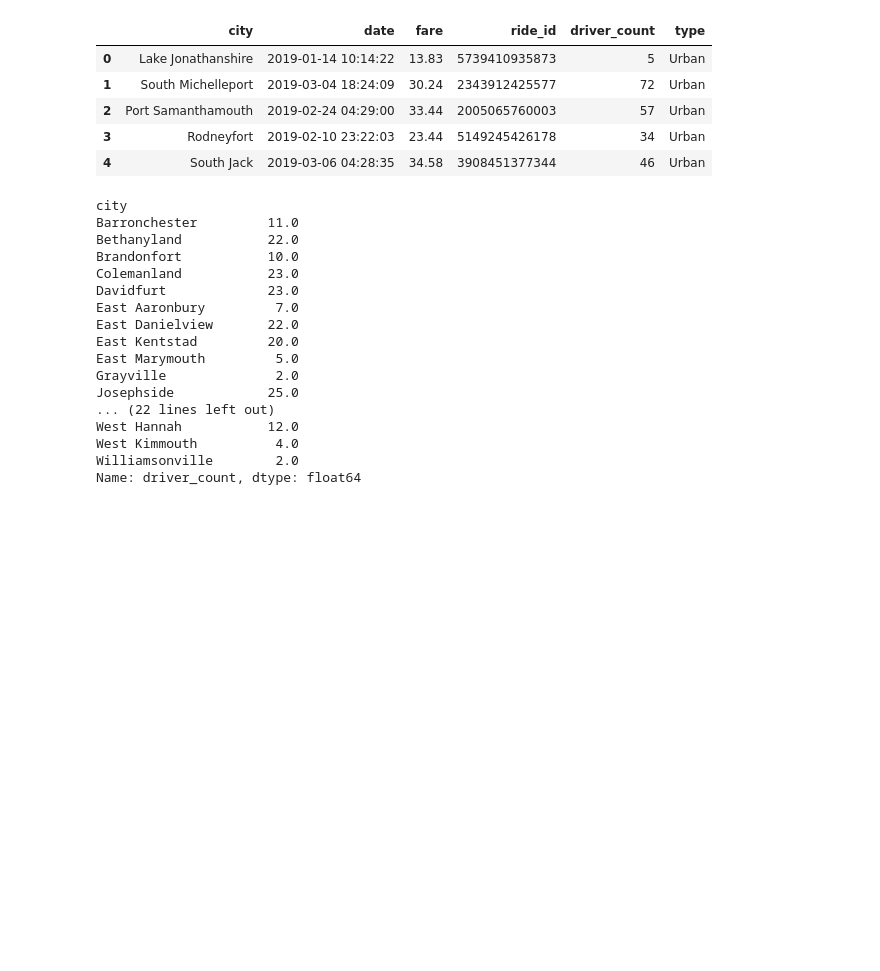
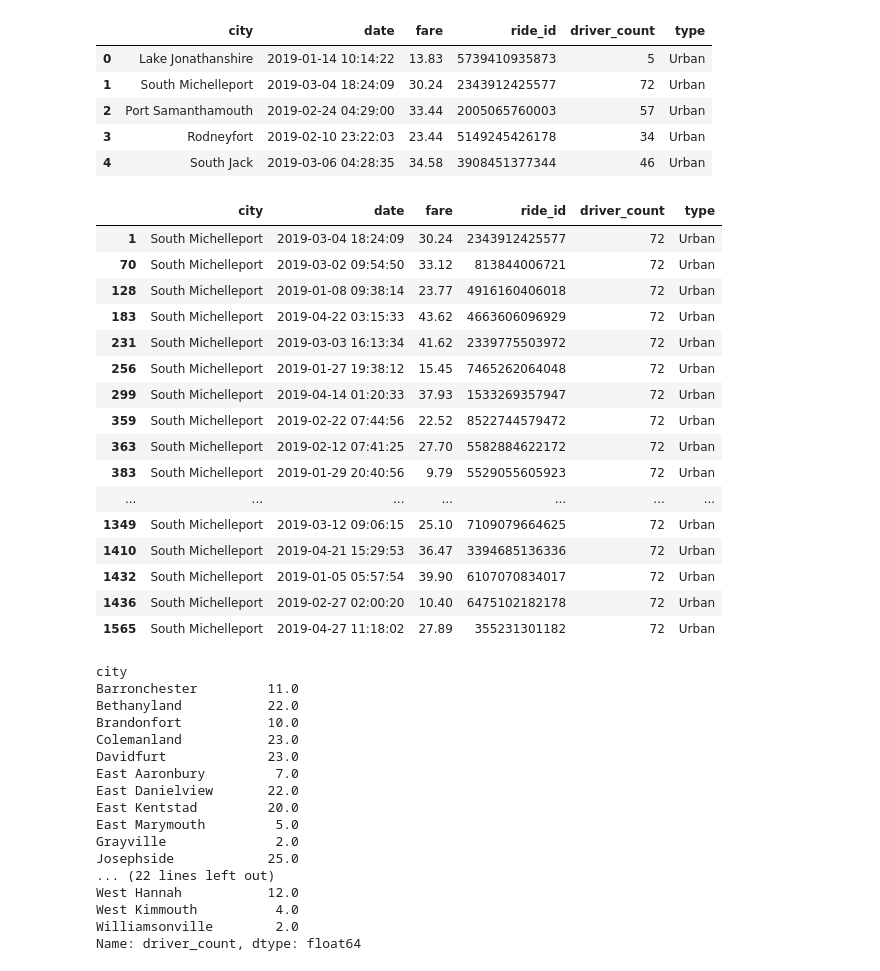
Before and after one commit to fahadarehman1/PyBer_Analysis, a Jupyter notebook: PyBer.ipynb, the cells around one changed output. Saved outputs shown, nothing was run; the diff lists cells and outputs as text; code cells hidden in the pictures; blank space fills up the shorter version.

```diff
--- a/PyBer.ipynb
+++ b/PyBer.ipynb
@@ -89,6 +89,27 @@ pyber_data_df.head()
 | 2 | Port Samanthamouth | 2019-02-24 04:29:00 | 33.44 | 2005065760003 | 57 | Urban |
 | 3 | Rodneyfort | 2019-02-10 23:22:03 | 23.44 | 5149245426178 | 34 | Urban |
 | 4 | South Jack | 2019-03-06 04:28:35 | 34.58 | 3908451377344 | 46 | Urban |
+# %%
+del_city=pyber_data_df[pyber_data_df["city"]=="South Michelleport"]
+del_city
+# %% [output]
+|  | city | date | fare | ride_id | driver_count | type |
+| 1 | South Michelleport | 2019-03-04 18:24:09 | 30.24 | 2343912425577 | 72 | Urban |
+| 70 | South Michelleport | 2019-03-02 09:54:50 | 33.12 | 813844006721 | 72 | Urban |
+| 128 | South Michelleport | 2019-01-08 09:38:14 | 23.77 | 4916160406018 | 72 | Urban |
+| 183 | South Michelleport | 2019-04-22 03:15:33 | 43.62 | 4663606096929 | 72 | Urban |
+| 231 | South Michelleport | 2019-03-03 16:13:34 | 41.62 | 2339775503972 | 72 | Urban |
+| 256 | South Michelleport | 2019-01-27 19:38:12 | 15.45 | 7465262064048 | 72 | Urban |
+| 299 | South Michelleport | 2019-04-14 01:20:33 | 37.93 | 1533269357947 | 72 | Urban |
+| 359 | South Michelleport | 2019-02-22 07:44:56 | 22.52 | 8522744579472 | 72 | Urban |
+| 363 | South Michelleport | 2019-02-12 07:41:25 | 27.70 | 5582884622172 | 72 | Urban |
+| 383 | South Michelleport | 2019-01-29 20:40:56 | 9.79 | 5529055605923 | 72 | Urban |
+| ... | ... | ... | ... | ... | ... | ... |
+| 1349 | South Michelleport | 2019-03-12 09:06:15 | 25.10 | 7109079664625 | 72 | Urban |
+| 1410 | South Michelleport | 2019-04-21 15:29:53 | 36.47 | 3394685136336 | 72 | Urban |
+| 1432 | South Michelleport | 2019-01-05 05:57:54 | 39.90 | 6107070834017 | 72 | Urban |
+| 1436 | South Michelleport | 2019-02-27 02:00:20 | 10.40 | 6475102182178 | 72 | Urban |
+| 1565 | South Michelleport | 2019-04-27 11:18:02 | 27.89 | 355231301182 | 72 | Urban |
 # %%
 # Create the Urban city DataFrame.
 urban_cities_df = pyber_data_df[pyber_data_df["type"] == "Urban"]
```
Also changed, not shown: 6 other files.
